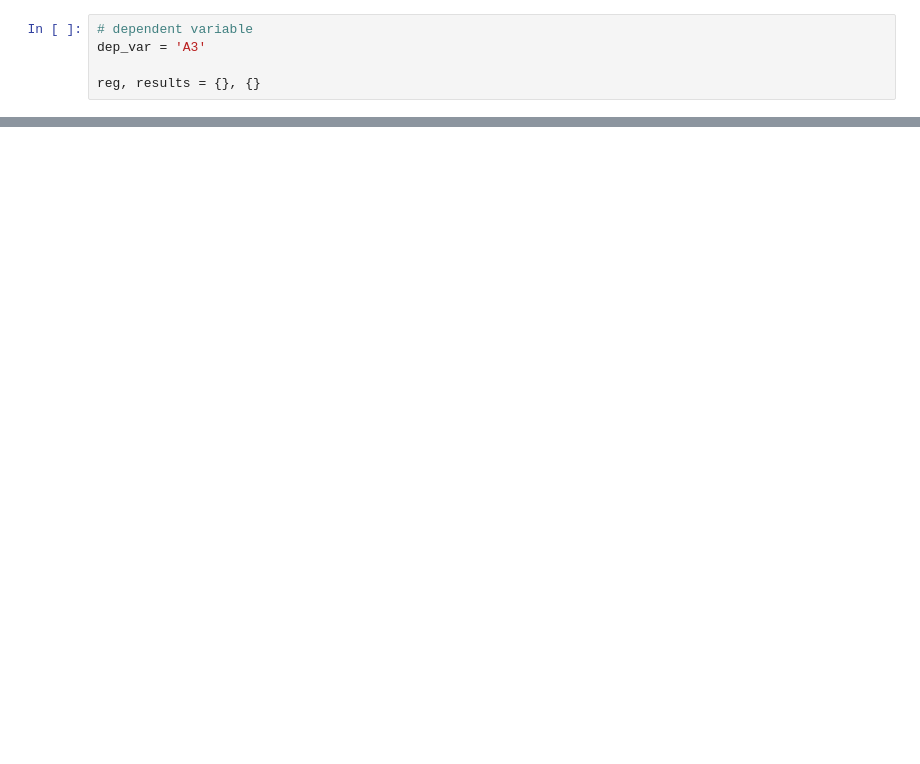
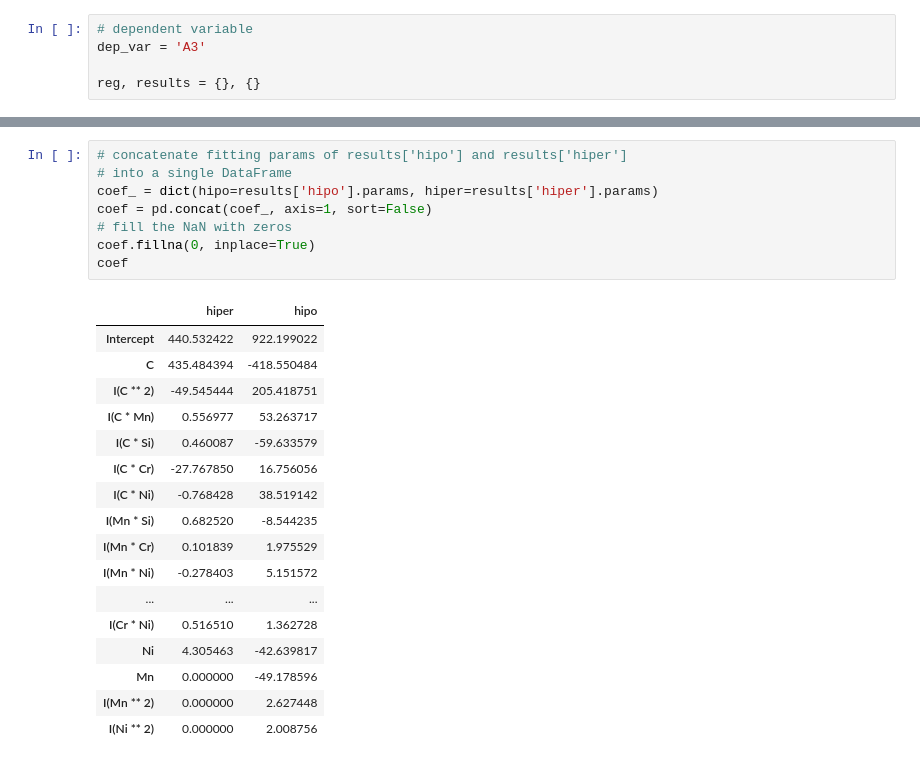
Before and after one commit to paula-aribeiro/senior-thesis, a Jupyter notebook: tests_regression/Tcritical_regression_statsmodels.ipynb, the cells around one changed output, grey strips where cells are left out. Drawn from its saved outputs; the diff is of its cells as text; blank space fills up the shorter version.

```diff
--- a/tests_regression/Tcritical_regression_statsmodels.ipynb
+++ b/tests_regression/Tcritical_regression_statsmodels.ipynb
@@ -322,0 +318,26 @@ plt.show()
+# %%
+# concatenate fitting params of results['hipo'] and results['hiper']
+# into a single DataFrame
+coef_ = dict(hipo=results['hipo'].params, hiper=results['hiper'].params)
+coef = pd.concat(coef_, axis=1, sort=False)
+# fill the NaN with zeros
+coef.fillna(0, inplace=True)
+coef
+# %% [output]
+|  | hiper | hipo |
+| Intercept | 440.532422 | 922.199022 |
+| C | 435.484394 | -418.550484 |
+| I(C ** 2) | -49.545444 | 205.418751 |
+| I(C * Mn) | 0.556977 | 53.263717 |
+| I(C * Si) | 0.460087 | -59.633579 |
+| I(C * Cr) | -27.767850 | 16.756056 |
+| I(C * Ni) | -0.768428 | 38.519142 |
+| I(Mn * Si) | 0.682520 | -8.544235 |
+| I(Mn * Cr) | 0.101839 | 1.975529 |
+| I(Mn * Ni) | -0.278403 | 5.151572 |
+| ... | ... | ... |
+| I(Cr * Ni) | 0.516510 | 1.362728 |
+| Ni | 4.305463 | -42.639817 |
+| Mn | 0.000000 | -49.178596 |
+| I(Mn ** 2) | 0.000000 | 2.627448 |
+| I(Ni ** 2) | 0.000000 | 2.008756 |
```
Also changed, not shown: parts of 7 cells of this notebook, 3 other files.
